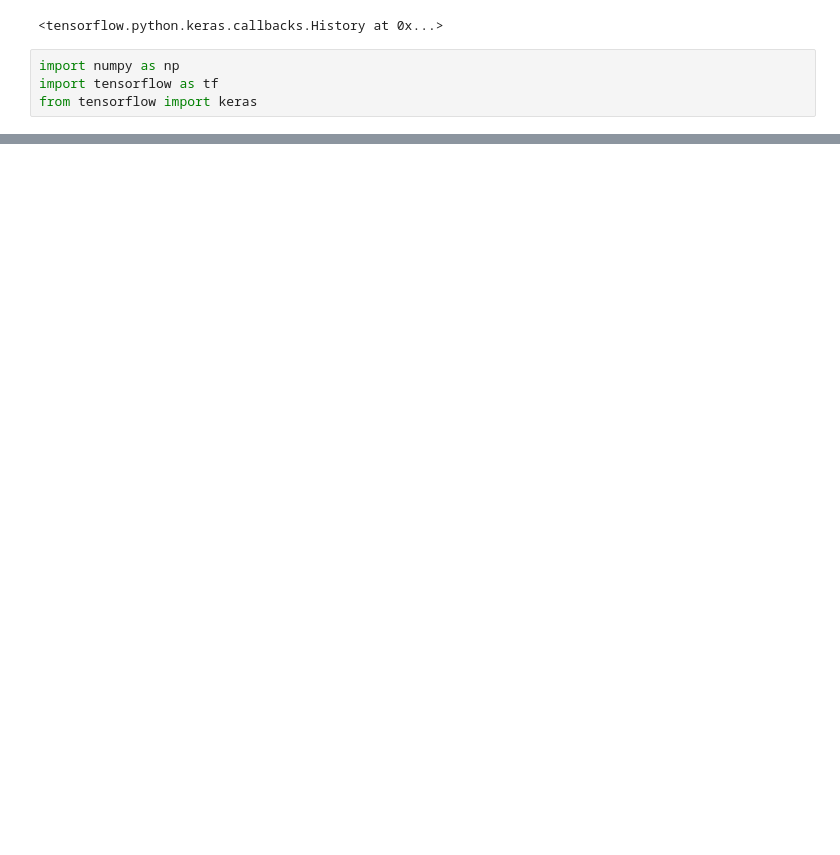
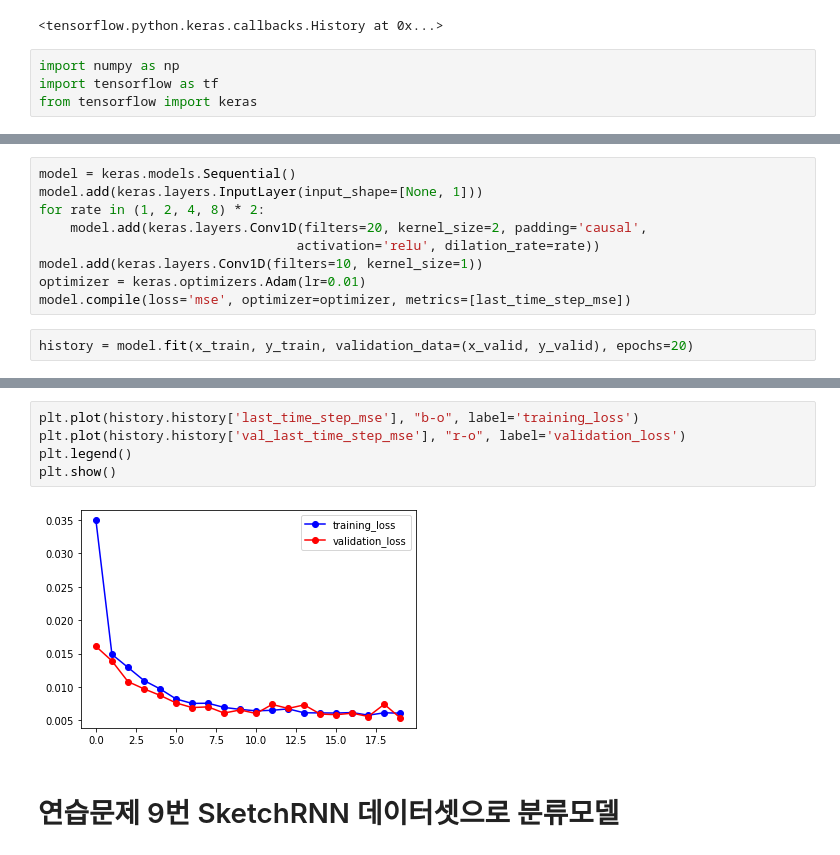
Before and after one commit to sinjy1203/handson_ML, a Jupyter notebook: chapter15.ipynb, the cells around one changed output, grey strips where cells are left out. Cells and saved outputs as stored; diff of their text form; blank space fills up the shorter version.

```diff
--- a/chapter15.ipynb
+++ b/chapter15.ipynb
@@ -349,0 +533,11 @@ from tensorflow import keras
+# %%
+model = keras.models.Sequential()
+model.add(keras.layers.InputLayer(input_shape=[None, 1]))
+for rate in (1, 2, 4, 8) * 2:
+    model.add(keras.layers.Conv1D(filters=20, kernel_size=2, padding='causal',
+                                 activation='relu', dilation_rate=rate))
+model.add(keras.layers.Conv1D(filters=10, kernel_size=1))
+optimizer = keras.optimizers.Adam(lr=0.01)
+model.compile(loss='mse', optimizer=optimizer, metrics=[last_time_step_mse])
+# %%
+history = model.fit(x_train, y_train, validation_data=(x_valid, y_valid), epochs=20)
@@ -349,0 +567,9 @@ from tensorflow import keras
+# %%
+plt.plot(history.history['last_time_step_mse'], "b-o", label='training_loss')
+plt.plot(history.history['val_last_time_step_mse'], "r-o", label='validation_loss')
+plt.legend()
+plt.show()
+# %% [output]
+[figure, added]
+# %% [markdown]
+# 연습문제 9번 SketchRNN 데이터셋으로 분류모델
```
Also changed, not shown: parts of 46 cells of this notebook.
